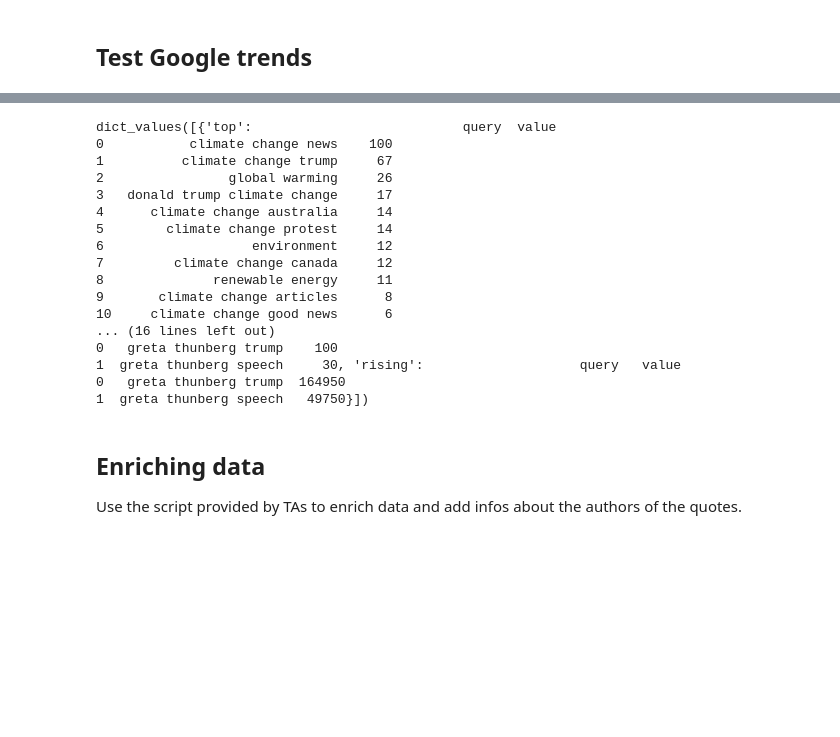
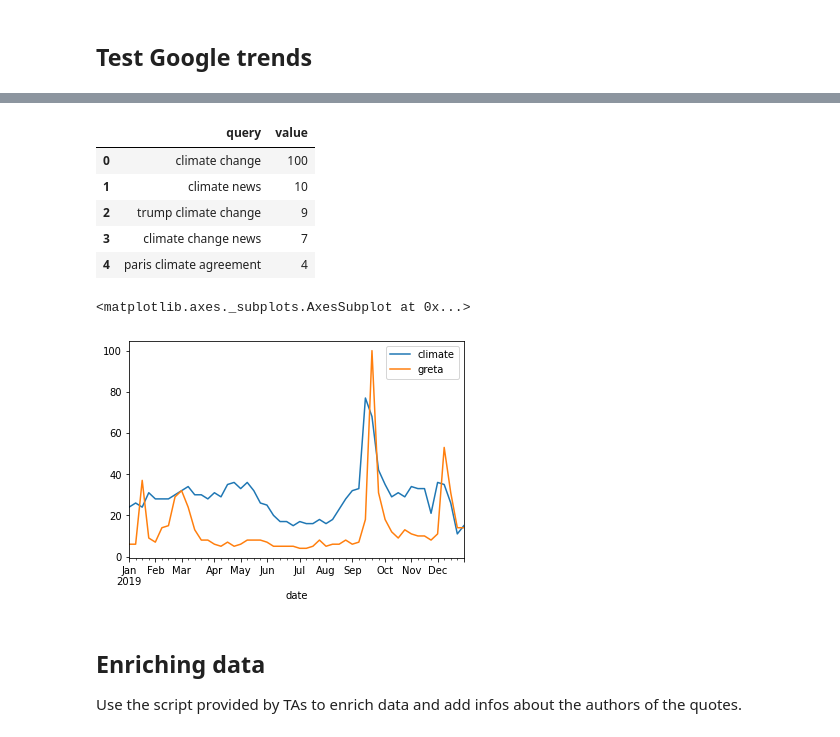
Before and after one commit to epfl-ada/ada-2021-project-01010, a Jupyter notebook: notebook.ipynb, the cells around one changed output, grey strips where cells are left out. Cells and saved outputs as stored; diff of their text form; code cells hidden in the pictures; blank space fills up the shorter version.

```diff
--- a/notebook.ipynb
+++ b/notebook.ipynb
@@ -239,26 +106,23 @@ Requirement already satisfied: urllib3!=1.25.0,!=1.25.1,<1.26,>=1.21.1 in /usr/l
 # %%
 pytrends = TrendReq(hl='en-US', tz=360)
-pytrends.build_payload(kw_list=['climate change', 'global warmings', 'climate strikes', 'co2', 'greta thunberg'], gprop='news')
+pytrends.build_payload(kw_list=['climate'], gprop='news', geo='US')
 related_queries = pytrends.related_queries()
-related_queries.values()
+related_queries['climate']['top'].head()
+# Related queries
 # %% [output]
-dict_values([{'top':                           query  value
-0           climate change news    100
-1          climate change trump     67
-2                global warming     26
-3   donald trump climate change     17
-4      climate change australia     14
-5        climate change protest     14
-6                   environment     12
-7         climate change canada     12
-8              renewable energy     11
-9       climate change articles      8
-10     climate change good news      6
-... (16 lines left out)
-0   greta thunberg trump    100
-1  greta thunberg speech     30, 'rising':                    query   value
-0   greta thunberg trump  164950
-1  greta thunberg speech   49750}])
+|  | query | value |
+| 0 | climate change | 100 |
+| 1 | climate news | 10 |
+| 2 | trump climate change | 9 |
+| 3 | climate change news | 7 |
+| 4 | paris climate agreement | 4 |
+# %%
+pytrends.build_payload(kw_list=['climate', 'greta'], cat=0, timeframe='2019-01-01 2019-12-31', geo='US')
+data = pytrends.interest_over_time()
+data.plot()
+# %% [output]
+<matplotlib.axes._subplots.AxesSubplot at 0x...>
+[figure, added]
 # %% [markdown]
 ## Enriching data
 
```
Also changed, not shown: parts of 61 cells of this notebook.
